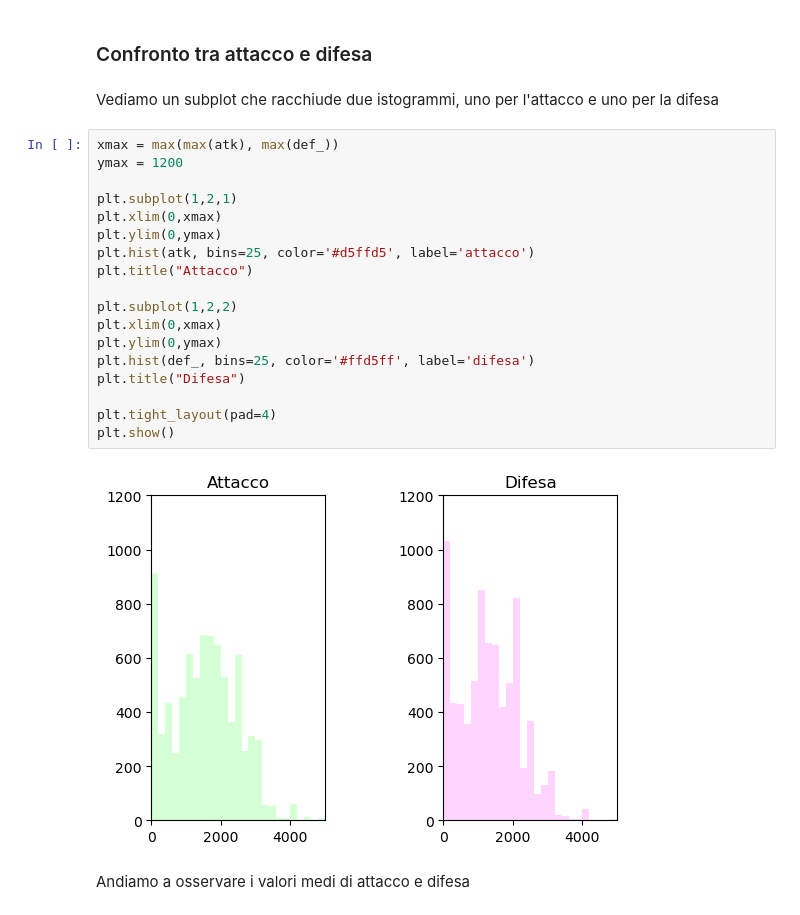
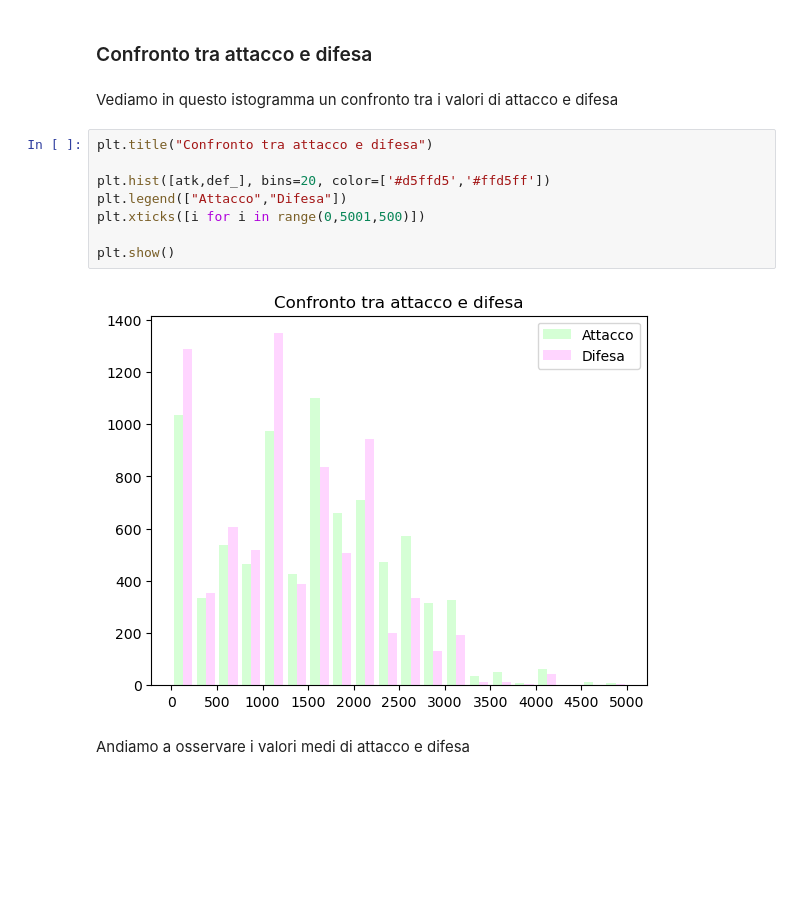
Before and after one commit to MattiaOldani/Visualizzazione-Scientifica, a Jupyter notebook: notebook/notebook.ipynb, the cells around one changed output. Cells and saved outputs as stored; diff of their text form; blank space fills up the shorter version.

Commit message:
Modificato istogramma per facilitare il confronto

```diff
--- a/notebook/notebook.ipynb
+++ b/notebook/notebook.ipynb
@@ -323,28 +323,18 @@ Nel range dai $1900$ ai $5000$ punti abbiamo il $25$\% dei mostri, come anche ne
 Questo è dato dal fatto che le carte con elevatissimi valori di difesa sono ancora più rare delle carte con attacco elevato: infatti, una carta con attacco $\mathbb{X}$ che attacca una carta con difesa $\mathbb{Y}$, con $\mathbb{X} < \mathbb{Y}$, non la distruggerà mai, e quindi per questo tipo di esigenza non sono state create molte carte con difesa elevatissima
 # %% [markdown]
 ### Confronto tra attacco e difesa
-# %% [markdown]
-Vediamo un subplot che racchiude due istogrammi, uno per l'attacco e uno per la difesa
-# %%
-xmax = max(max(atk), max(def_))
-ymax = 1200
-
-plt.subplot(1,2,1)
-plt.xlim(0,xmax)
-plt.ylim(0,ymax)
-plt.hist(atk, bins=25, color='#d5ffd5', label='attacco')
-plt.title("Attacco")
-
-plt.subplot(1,2,2)
-plt.xlim(0,xmax)
-plt.ylim(0,ymax)
-plt.hist(def_, bins=25, color='#ffd5ff', label='difesa')
-plt.title("Difesa")
-
-plt.tight_layout(pad=4)
-plt.show()
-# %% [output]
-[figure, removed]
+# %% [markdown]
+Vediamo in questo istogramma un confronto tra i valori di attacco e difesa
+# %%
+plt.title("Confronto tra attacco e difesa")
+
+plt.hist([atk,def_], bins=20, color=['#d5ffd5','#ffd5ff'])
+plt.legend(["Attacco","Difesa"])
+plt.xticks([i for i in range(0,5001,500)])
+
+plt.show()
+# %% [output]
+[figure, added]
 # %% [markdown]
 Andiamo a osservare i valori medi di attacco e difesa
 # %%
```
Also changed, not shown: parts of 6 cells of this notebook, 1 other file.
